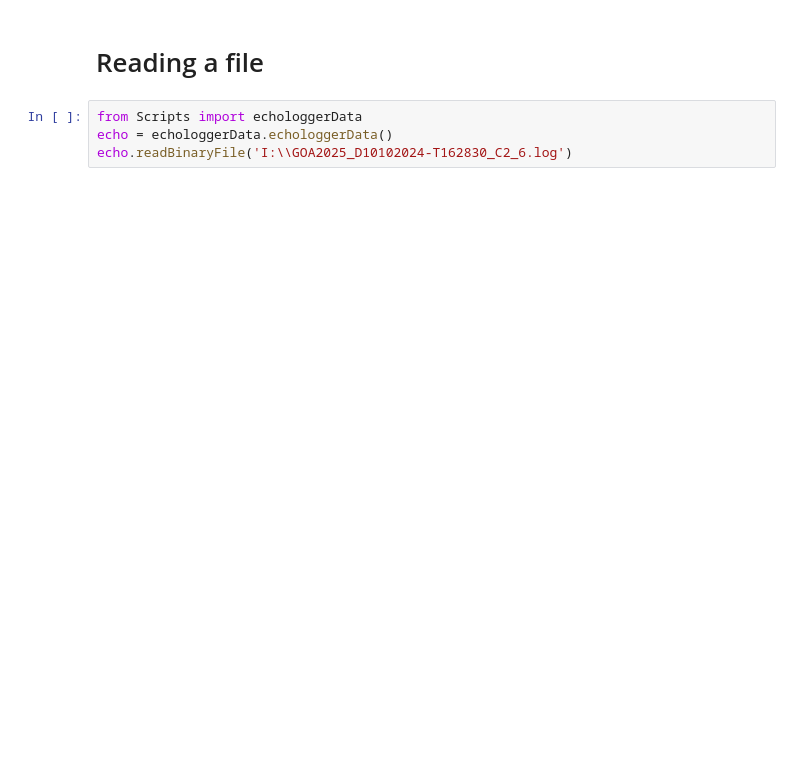
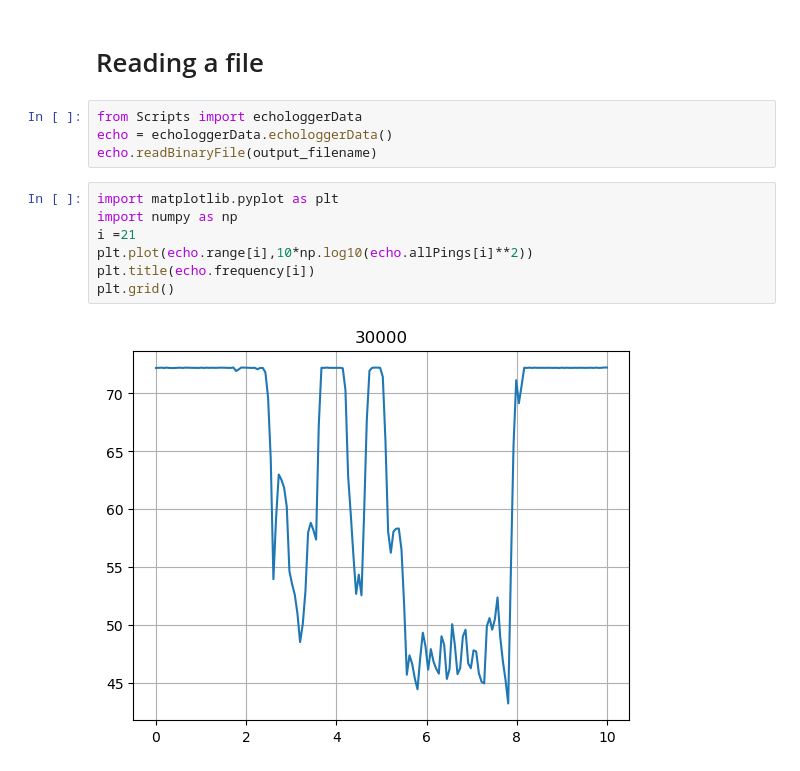
Before and after one commit to leviner/MooringRedesign, a Jupyter notebook: Echologger/DataCollectionNotebook.ipynb, the cells around one changed output. Saved outputs shown, nothing was run; the diff lists cells and outputs as text; blank space fills up the shorter version.

```diff
--- a/Echologger/DataCollectionNotebook.ipynb
+++ b/Echologger/DataCollectionNotebook.ipynb
@@ -127,4 +160,13 @@ binary_file.close()
 # %%
 from Scripts import echologgerData
 echo = echologgerData.echologgerData()
-echo.readBinaryFile('I:\\GOA2025_D10102024-T162830_C2_6.log')
+echo.readBinaryFile(output_filename)
+# %%
+import matplotlib.pyplot as plt
+import numpy as np
+i =21
+plt.plot(echo.range[i],10*np.log10(echo.allPings[i]**2))
+plt.title(echo.frequency[i])
+plt.grid()
+# %% [output]
+[figure, added]
```
Also changed, not shown: parts of 9 cells of this notebook, 7 other files.
